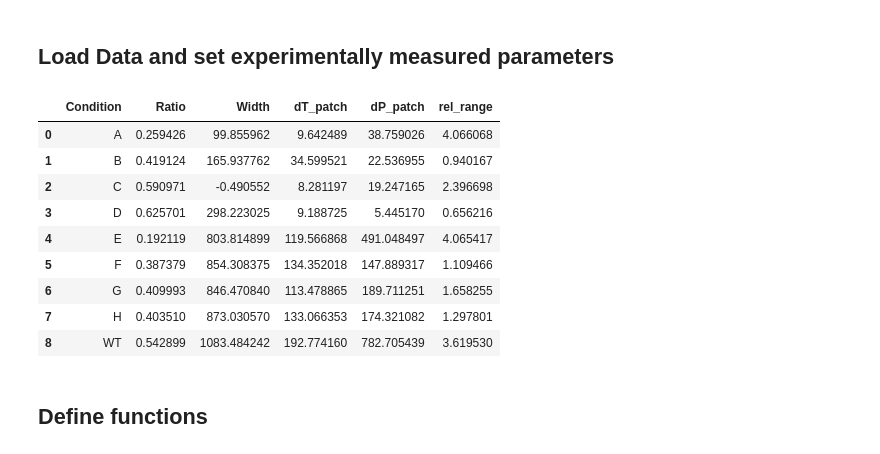
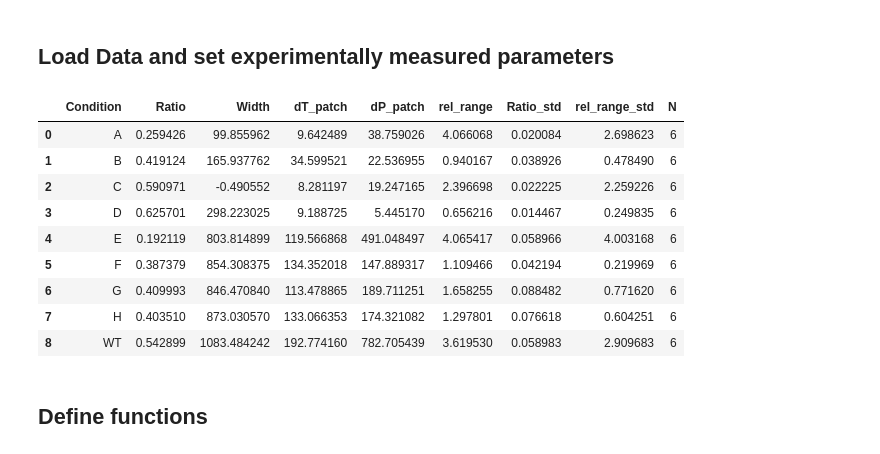
Before and after one commit to simonvanvliet/AuxotrophRangeExpansionModel, a Jupyter notebook: fit_parameters_range_expansion.ipynb, the cells around one changed output. Saved outputs shown, nothing was run; the diff lists cells and outputs as text; code cells hidden in the pictures.

```diff
--- a/fit_parameters_range_expansion.ipynb
+++ b/fit_parameters_range_expansion.ipynb
@@ -25,35 +25,39 @@ matplotlib.rc("figure", figsize=(10,5))
 # %%
 #init dictionary to store fit parameters
 fit_pars = {} # parameters for the fit
 
 #load dictionary width measured growth rates
 with open('Experimental-datafiles/growth_rates.txt', 'r') as file:
     growth_rates = eval(file.read())
 
 #load range expansion data
 df_all = pd.read_csv('Experimental-datafiles/community_data.csv')
 
 #average over technical replicates
 df_all['Identifier'] = df_all.apply(lambda row: f"{row['Condition']}-{row['Rep']}", axis=1)
 df = df_all.groupby('Identifier').agg({'Width': 'mean', 'dT_patch': 'mean', 'dP_patch': 'mean', 'Ratio': 'mean', 'Condition': 'first', 'Rep': 'first'}).reset_index()
 
 #add relative patch width
 df['rel_range'] = df['dP_patch']/df['dT_patch']
 
 #average over biological replicates
-df_mean = df.groupby('Condition')[['Ratio', 'Width', 'dT_patch', 'dP_patch', 'rel_range']].mean().reset_index()
+df_mean = df.groupby('Condition')[['Ratio', 'Width', 'dT_patch', 'dP_patch', 'rel_range']].mean()
+df_mean['Ratio_std'] = df.groupby('Condition')['Ratio'].std()
+df_mean['rel_range_std'] = df.groupby('Condition')['rel_range'].std()
+df_mean['N'] = df.groupby('Condition')['rel_range'].count()
+df_mean = df_mean.reset_index()
 df_mean.head(n=9)
 # %% [output]
-|  | Condition | Ratio | Width | dT_patch | dP_patch | rel_range |
-| 0 | A | 0.259426 | 99.855962 | 9.642489 | 38.759026 | 4.066068 |
-| 1 | B | 0.419124 | 165.937762 | 34.599521 | 22.536955 | 0.940167 |
-| 2 | C | 0.590971 | -0.490552 | 8.281197 | 19.247165 | 2.396698 |
-| 3 | D | 0.625701 | 298.223025 | 9.188725 | 5.445170 | 0.656216 |
-| 4 | E | 0.192119 | 803.814899 | 119.566868 | 491.048497 | 4.065417 |
-| 5 | F | 0.387379 | 854.308375 | 134.352018 | 147.889317 | 1.109466 |
-| 6 | G | 0.409993 | 846.470840 | 113.478865 | 189.711251 | 1.658255 |
-| 7 | H | 0.403510 | 873.030570 | 133.066353 | 174.321082 | 1.297801 |
-| 8 | WT | 0.542899 | 1083.484242 | 192.774160 | 782.705439 | 3.619530 |
+|  | Condition | Ratio | Width | dT_patch | dP_patch | rel_range | Ratio_std | rel_range_std | N |
+| 0 | A | 0.259426 | 99.855962 | 9.642489 | 38.759026 | 4.066068 | 0.020084 | 2.698623 | 6 |
+| 1 | B | 0.419124 | 165.937762 | 34.599521 | 22.536955 | 0.940167 | 0.038926 | 0.478490 | 6 |
+| 2 | C | 0.590971 | -0.490552 | 8.281197 | 19.247165 | 2.396698 | 0.022225 | 2.259226 | 6 |
+| 3 | D | 0.625701 | 298.223025 | 9.188725 | 5.445170 | 0.656216 | 0.014467 | 0.249835 | 6 |
+| 4 | E | 0.192119 | 803.814899 | 119.566868 | 491.048497 | 4.065417 | 0.058966 | 4.003168 | 6 |
+| 5 | F | 0.387379 | 854.308375 | 134.352018 | 147.889317 | 1.109466 | 0.042194 | 0.219969 | 6 |
+| 6 | G | 0.409993 | 846.470840 | 113.478865 | 189.711251 | 1.658255 | 0.088482 | 0.771620 | 6 |
+| 7 | H | 0.403510 | 873.030570 | 133.066353 | 174.321082 | 1.297801 | 0.076618 | 0.604251 | 6 |
+| 8 | WT | 0.542899 | 1083.484242 | 192.774160 | 782.705439 | 3.619530 | 0.058983 | 2.909683 | 6 |
 # %% [markdown]
 ## Define functions
 # %%
```
Also changed, not shown: 3 other files.
